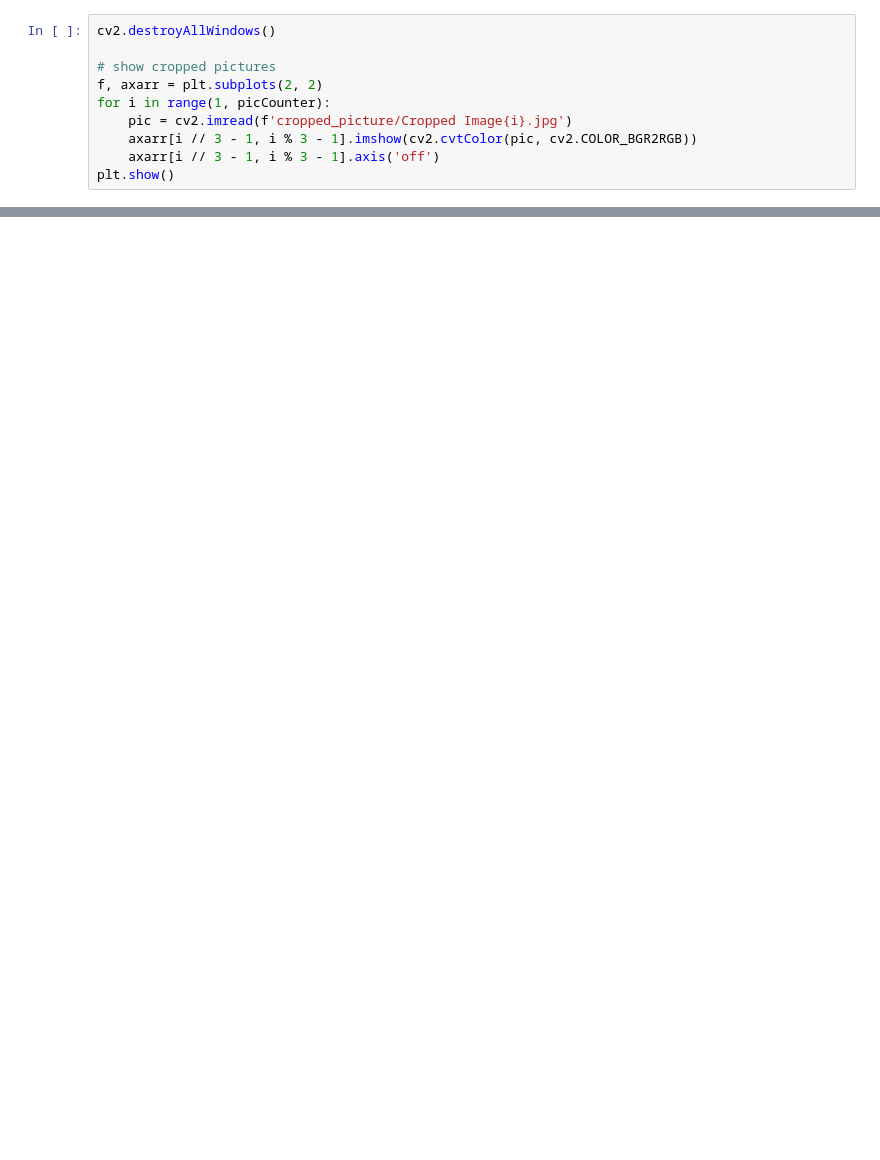
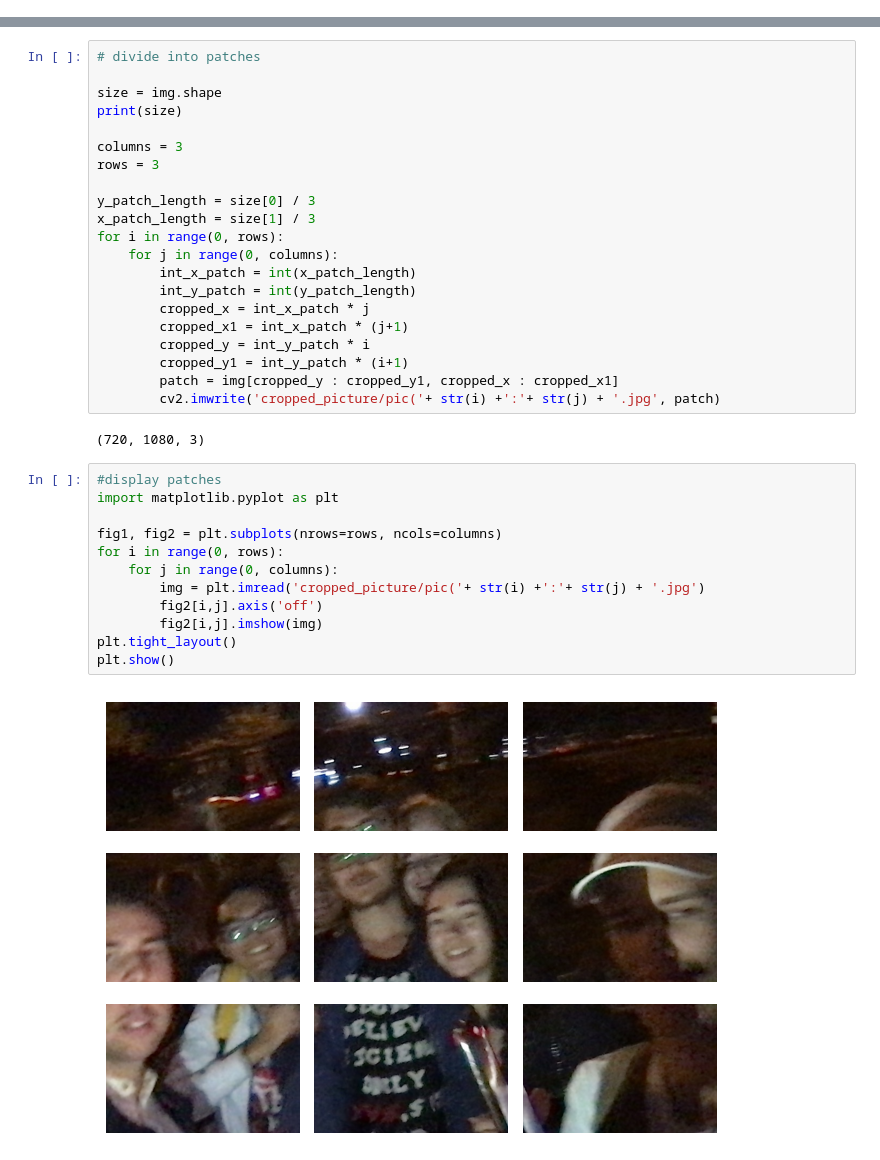
Before and after one commit to rustemd02/Robotics_homework, a Jupyter notebook: hw7/hw7.ipynb, the cells around one changed output, grey strips where cells are left out. Saved outputs shown, nothing was run; the diff lists cells and outputs as text; blank space fills up the shorter version.

```diff
--- a/hw7/hw7.ipynb
+++ b/hw7/hw7.ipynb
@@ -36,10 +0,0 @@ for h in range(h_interval-1, height-1, h_interval):
-# %%
-cv2.destroyAllWindows()
-
-# show cropped pictures
-f, axarr = plt.subplots(2, 2)
-for i in range(1, picCounter):
-    pic = cv2.imread(f'cropped_picture/Cropped Image{i}.jpg')
-    axarr[i // 3 - 1, i % 3 - 1].imshow(cv2.cvtColor(pic, cv2.COLOR_BGR2RGB))
-    axarr[i // 3 - 1, i % 3 - 1].axis('off')
-plt.show()
@@ -47,0 +50,37 @@ plt.show()
+# %%
+# divide into patches
+
+size = img.shape
+print(size)
+
+columns = 3
+rows = 3
+
+y_patch_length = size[0] / 3
+x_patch_length = size[1] / 3
+for i in range(0, rows):
+    for j in range(0, columns):
+        int_x_patch = int(x_patch_length)
+        int_y_patch = int(y_patch_length)
+        cropped_x = int_x_patch * j
+        cropped_x1 = int_x_patch * (j+1)
+        cropped_y = int_y_patch * i
+        cropped_y1 = int_y_patch * (i+1)
+        patch = img[cropped_y : cropped_y1, cropped_x : cropped_x1]
+        cv2.imwrite('cropped_picture/pic('+ str(i) +':'+ str(j) + '.jpg', patch)
+# %% [output]
+(720, 1080, 3)
+# %%
+#display patches
+import matplotlib.pyplot as plt
+
+fig1, fig2 = plt.subplots(nrows=rows, ncols=columns)
+for i in range(0, rows):
+    for j in range(0, columns):
+        img = plt.imread('cropped_picture/pic('+ str(i) +':'+ str(j) + '.jpg')
+        fig2[i,j].axis('off')
+        fig2[i,j].imshow(img)
+plt.tight_layout()
+plt.show()
+# %% [output]
+[figure, added]
```
Also changed, not shown: parts of 4 cells of this notebook, 14 other files.
